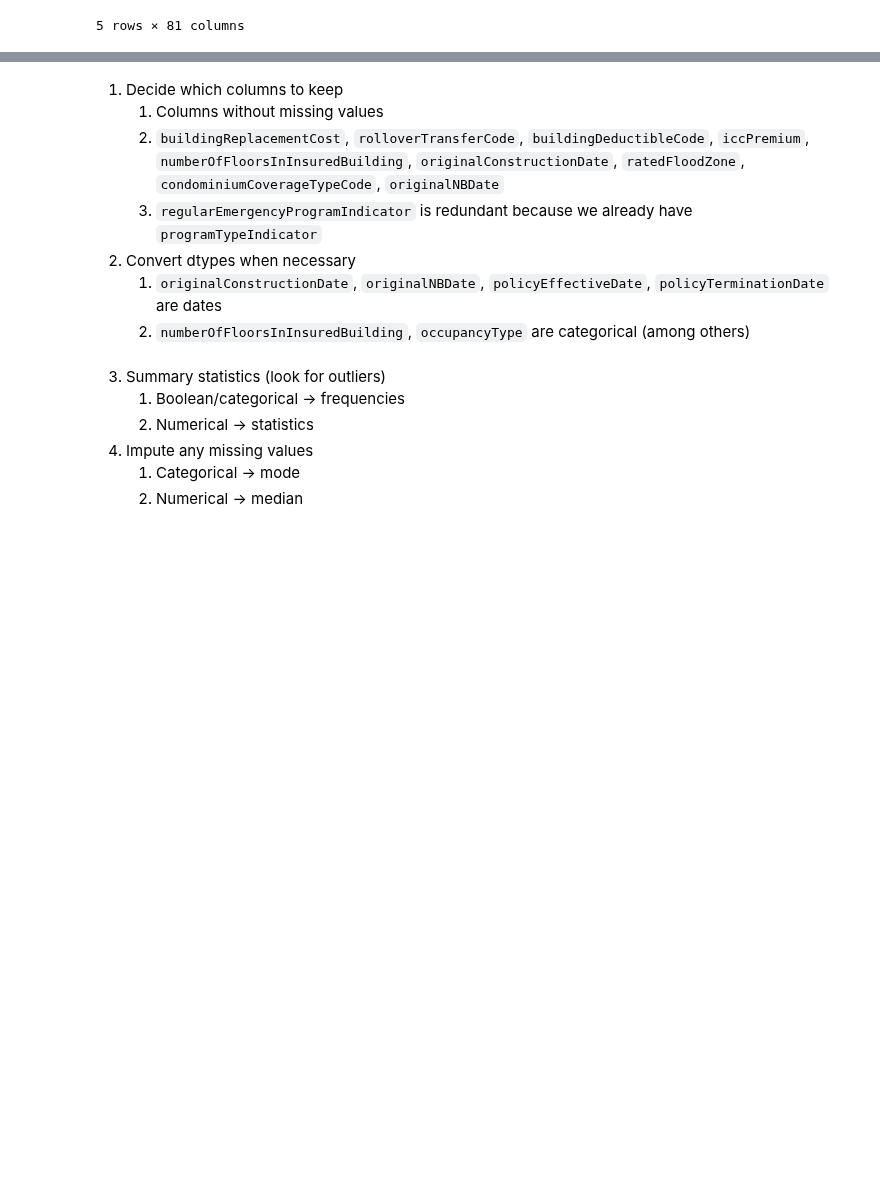
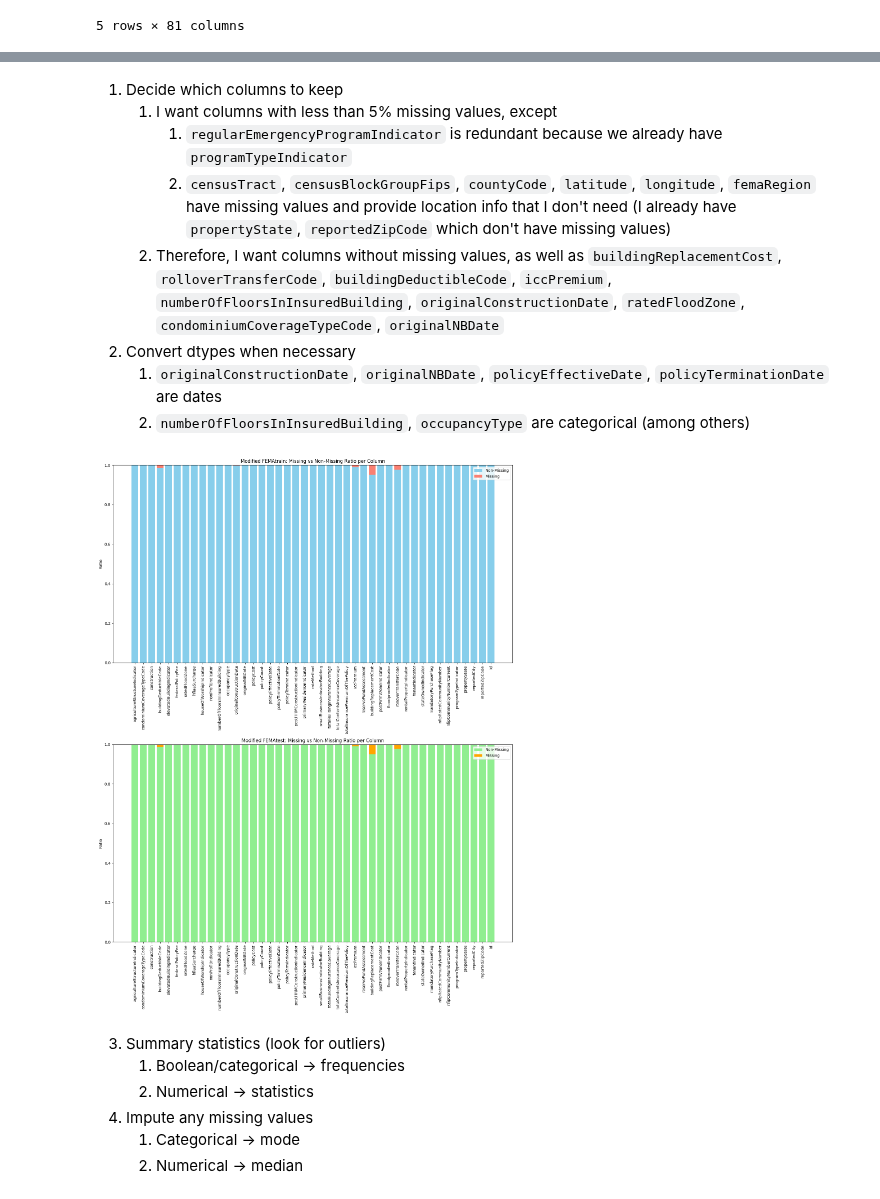
Before and after one commit to robertwzhou/Capstone2_FEMA_NFIPD, a Jupyter notebook: datawrangling.ipynb, the cells around one changed output, grey strips where cells are left out. Saved outputs shown, nothing was run; the diff lists cells and outputs as text; code cells hidden in the pictures; blank space fills up the shorter version.

```diff
--- a/datawrangling.ipynb
+++ b/datawrangling.ipynb
@@ -78,8 +120,9 @@ id                                     | object  | 0.0000000000 | 0.0000000000
 # %% [markdown]
 1. Decide which columns to keep
-    1. Columns without missing values
-    2. `buildingReplacementCost`, `rolloverTransferCode`, `buildingDeductibleCode`, `iccPremium`, `numberOfFloorsInInsuredBuilding`, `originalConstructionDate`, `ratedFloodZone`, `condominiumCoverageTypeCode`, `originalNBDate`
-    3. `regularEmergencyProgramIndicator` is redundant because we already have `programTypeIndicator`
+    1. I want columns with less than 5% missing values, except
+        1. `regularEmergencyProgramIndicator` is redundant because we already have `programTypeIndicator`
+        2. `censusTract`, `censusBlockGroupFips`, `countyCode`, `latitude`, `longitude`, `femaRegion` have missing values and provide location info that I don't need (I already have `propertyState`, `reportedZipCode` which don't have missing values)
+    2. Therefore, I want columns without missing values, as well as `buildingReplacementCost`, `rolloverTransferCode`, `buildingDeductibleCode`, `iccPremium`, `numberOfFloorsInInsuredBuilding`, `originalConstructionDate`, `ratedFloodZone`, `condominiumCoverageTypeCode`, `originalNBDate`
 2. Convert dtypes when necessary
     1. `originalConstructionDate`, `originalNBDate`, `policyEffectiveDate`, `policyTerminationDate` are dates
     2. `numberOfFloorsInInsuredBuilding`, `occupancyType` are categorical (among others)
@@ -114,6 +157,46 @@ def convert_to_category(df):
     df["reportedZipCode"] = df["reportedZipCode"].astype("category")
 convert_to_category(df_train)
 convert_to_category(df_test)
+# %%
+# Calculate NA ratios for the current modified dataframes
+current_train_na = df_train.isna().sum() / len(df_train)
+current_test_na = df_test.isna().sum() / len(df_test)
+
+# Get the list of columns currently in the modified dataframes
+modified_cols = df_train.columns.tolist()
+
+# Prepare data for Train
+train_na_vals = current_train_na.values
+train_valid_vals = 1 - train_na_vals
+
+# Prepare data for Test
+test_na_vals = current_test_na.values
+test_valid_vals = 1 - test_na_vals
+
+fig, (ax1, ax2) = plt.subplots(2, 1, figsize=(15, 20))
+
+# Stacked Bar for Train
+ax1.bar(modified_cols, train_valid_vals, label="Non-Missing", color="skyblue")
+ax1.bar(modified_cols, train_na_vals, bottom=train_valid_vals, label="Missing", color="salmon")
+ax1.set_title("Modified FEMAtrain: Missing vs Non-Missing Ratio per Column")
+ax1.set_ylabel("Ratio")
+ax1.set_xticks(range(len(modified_cols)))
+ax1.set_xticklabels(modified_cols, rotation=90)
+ax1.legend()
+
+# Stacked Bar for Test
+ax2.bar(modified_cols, test_valid_vals, label="Non-Missing", color="lightgreen")
+ax2.bar(modified_cols, test_na_vals, bottom=test_valid_vals, label="Missing", color="orange")
+ax2.set_title("Modified FEMAtest: Missing vs Non-Missing Ratio per Column")
+ax2.set_ylabel("Ratio")
+ax2.set_xticks(range(len(modified_cols)))
+ax2.set_xticklabels(modified_cols, rotation=90)
+ax2.legend()
+
+plt.tight_layout()
+plt.show()
+# %% [output]
+[figure, added]
 # %% [markdown]
 3. Summary statistics (look for outliers)
     1. Boolean/categorical -> frequencies
```
Also changed, not shown: parts of 18 cells of this notebook, 2 other files.
